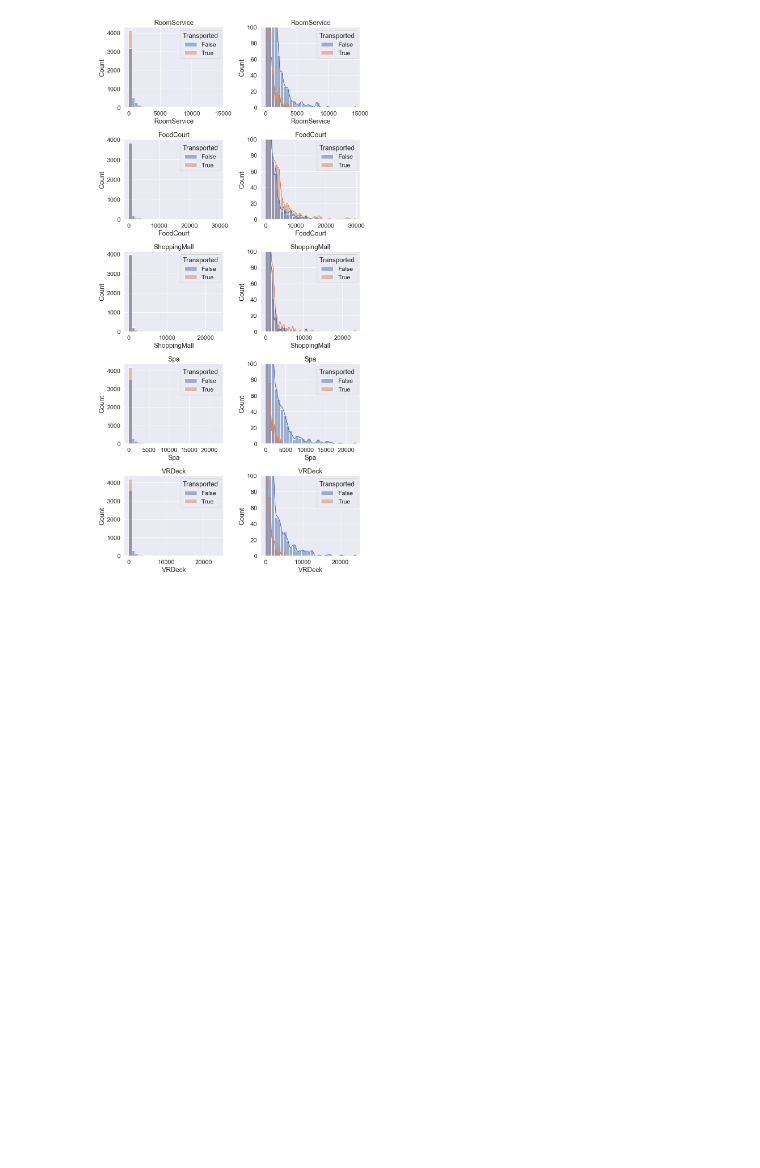
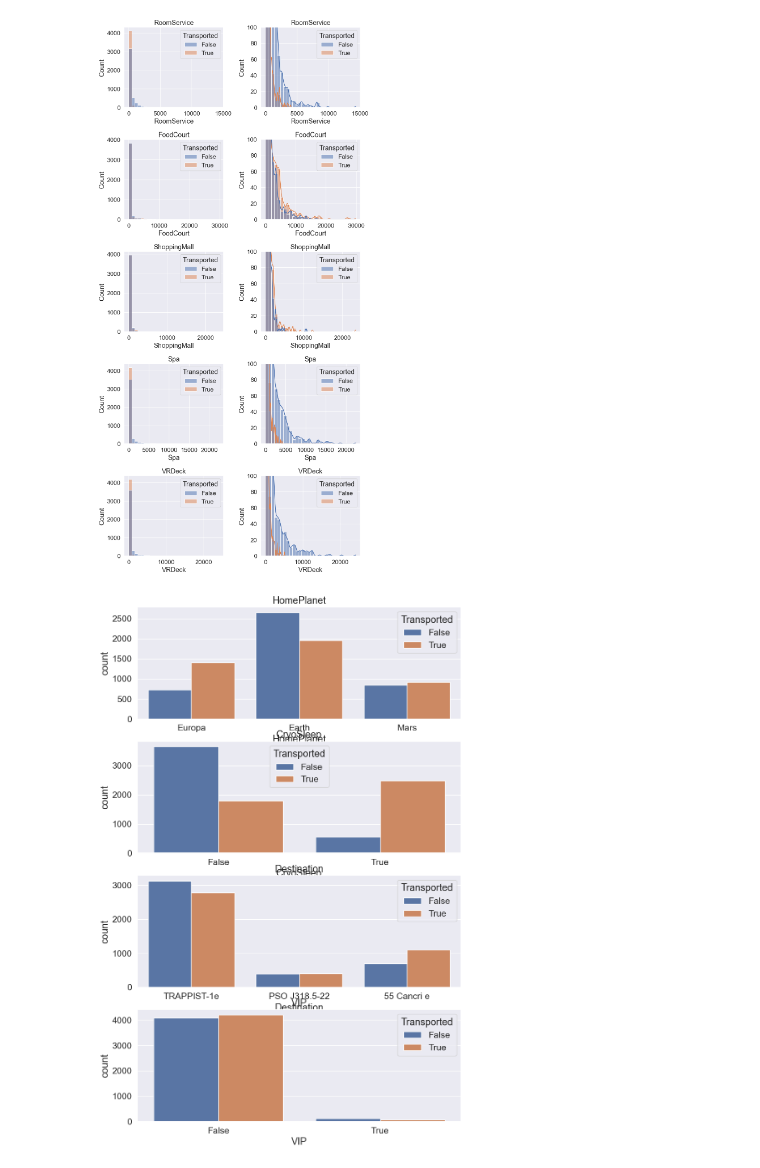
Before and after one commit to manishbhatia7/ML-Projects, a Jupyter notebook: Competitions/Titanic Spaceship/notrbook.ipynb, the cells around one changed output. Saved outputs shown, nothing was run; the diff lists cells and outputs as text; code cells hidden in the pictures; blank space fills up the shorter version.

```diff
--- a/Competitions/Titanic Spaceship/notrbook.ipynb
+++ b/Competitions/Titanic Spaceship/notrbook.ipynb
@@ -157,3 +157,13 @@ fig.tight_layout()
 plt.show()
 # %% [output]
 [figure]
+# %%
+cat_feats=['HomePlanet', 'CryoSleep', 'Destination', 'VIP']
+fig=plt.figure(figsize=(10,16))
+for i,varname in enumerate(cat_feats):
+    ax=fig.add_subplot(4,1,i+1)
+    sns.countplot(data=train,x=varname,axes=ax,hue='Transported')
+    ax.set_title(varname)
+plt.show()
+# %% [output]
+[figure, added]
```
Also changed, not shown: parts of 1 cell of this notebook.
